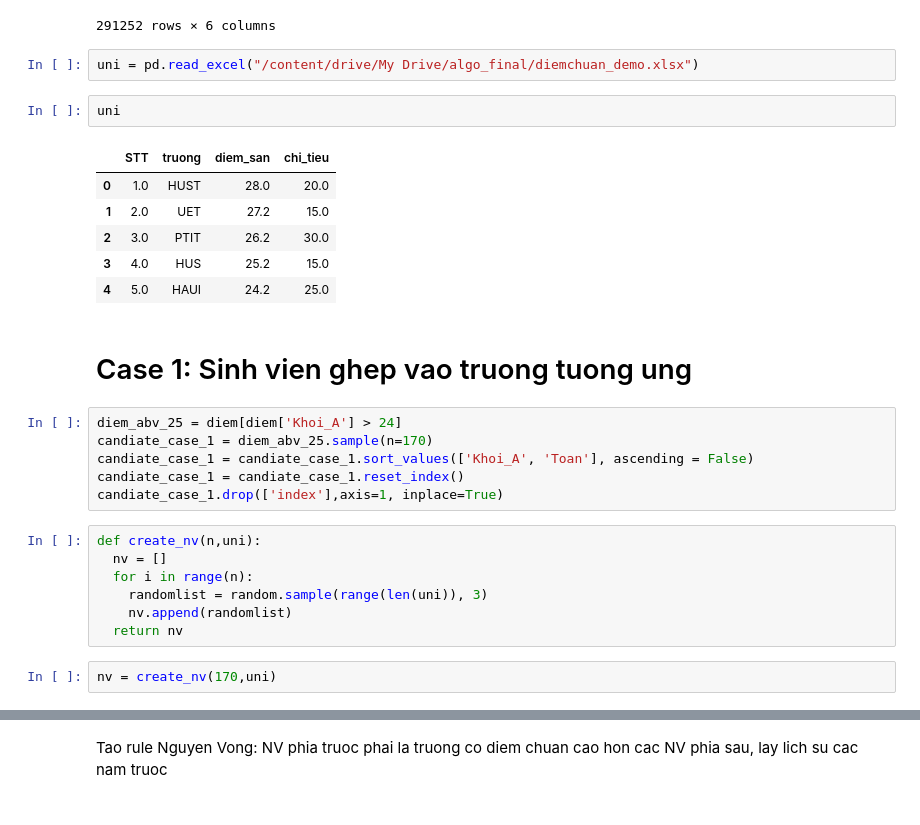
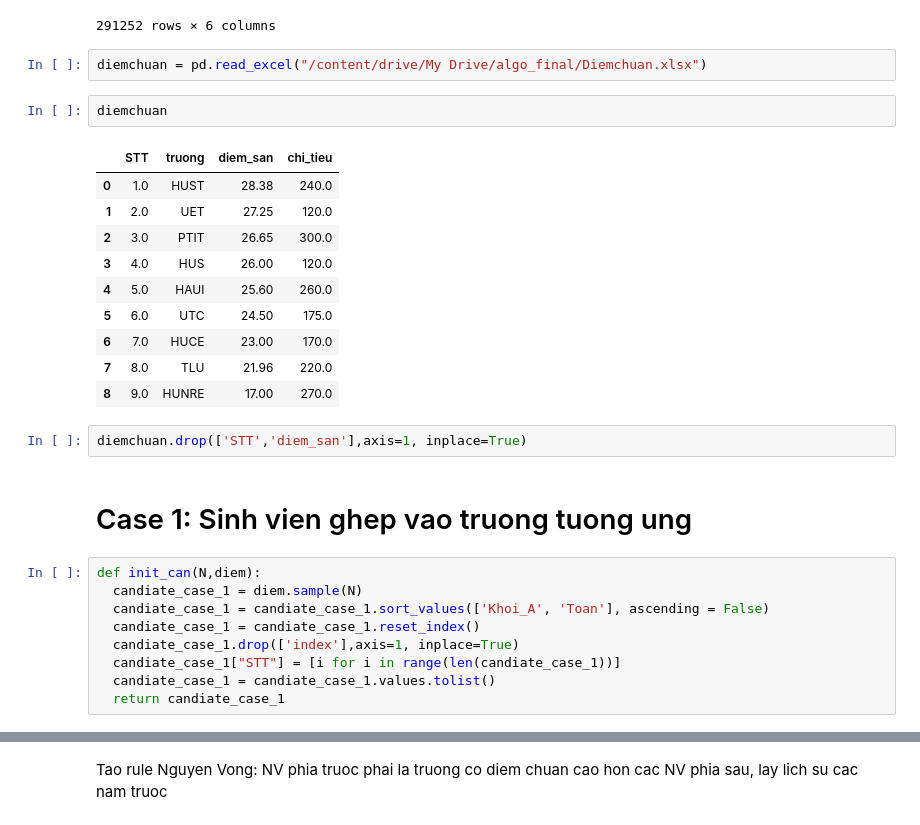
Before and after one commit to nghianht/algo, a Jupyter notebook: final.ipynb, the cells around one changed output, grey strips where cells are left out. Saved outputs shown, nothing was run; the diff lists cells and outputs as text.

```diff
--- a/final.ipynb
+++ b/final.ipynb
@@ -92,30 +59,30 @@ diem
 | 870479 | 5.25 | 7.75 | 5.8 | 8.0 | 17014581 | 21.00 |
 291252 rows × 6 columns
 # %%
-uni = pd.read_excel("/content/drive/My Drive/algo_final/diemchuan_demo.xlsx")
+diemchuan = pd.read_excel("/content/drive/My Drive/algo_final/Diemchuan.xlsx")
-# %%
-uni
-# %% [output]
-|  | STT | truong | diem_san | chi_tieu |
-| 0 | 1.0 | HUST | 28.0 | 20.0 |
-| 1 | 2.0 | UET | 27.2 | 15.0 |
-| 2 | 3.0 | PTIT | 26.2 | 30.0 |
-| 3 | 4.0 | HUS | 25.2 | 15.0 |
-| 4 | 5.0 | HAUI | 24.2 | 25.0 |
+# %%
+diemchuan
+# %% [output]
+|  | STT | truong | diem_san | chi_tieu |
+| 0 | 1.0 | HUST | 28.38 | 240.0 |
+| 1 | 2.0 | UET | 27.25 | 120.0 |
+| 2 | 3.0 | PTIT | 26.65 | 300.0 |
+| 3 | 4.0 | HUS | 26.00 | 120.0 |
+| 4 | 5.0 | HAUI | 25.60 | 260.0 |
+| 5 | 6.0 | UTC | 24.50 | 175.0 |
+| 6 | 7.0 | HUCE | 23.00 | 170.0 |
+| 7 | 8.0 | TLU | 21.96 | 220.0 |
+| 8 | 9.0 | HUNRE | 17.00 | 270.0 |
+# %%
+diemchuan.drop(['STT','diem_san'],axis=1, inplace=True)
 # %% [markdown]
 # Case 1: Sinh vien ghep vao truong tuong ung
 # %%
-diem_abv_25 = diem[diem['Khoi_A'] > 24]
-candiate_case_1 = diem_abv_25.sample(n=170)
-candiate_case_1 = candiate_case_1.sort_values(['Khoi_A', 'Toan'], ascending = False)
-candiate_case_1 = candiate_case_1.reset_index()
-candiate_case_1.drop(['index'],axis=1, inplace=True)
+def init_can(N,diem):
+  candiate_case_1 = diem.sample(N)
+  candiate_case_1 = candiate_case_1.sort_values(['Khoi_A', 'Toan'], ascending = False)
+  candiate_case_1 = candiate_case_1.reset_index()
+  candiate_case_1.drop(['index'],axis=1, inplace=True)
+  candiate_case_1["STT"] = [i for i in range(len(candiate_case_1))]
+  candiate_case_1 = candiate_case_1.values.tolist()
+  return candiate_case_1
-# %%
-def create_nv(n,uni):
-  nv = []
-  for i in range(n):
-    randomlist = random.sample(range(len(uni)), 3)
-    nv.append(randomlist)
-  return nv
-# %%
-nv = create_nv(170,uni)
```
Also changed, not shown: parts of 13 cells of this notebook.
